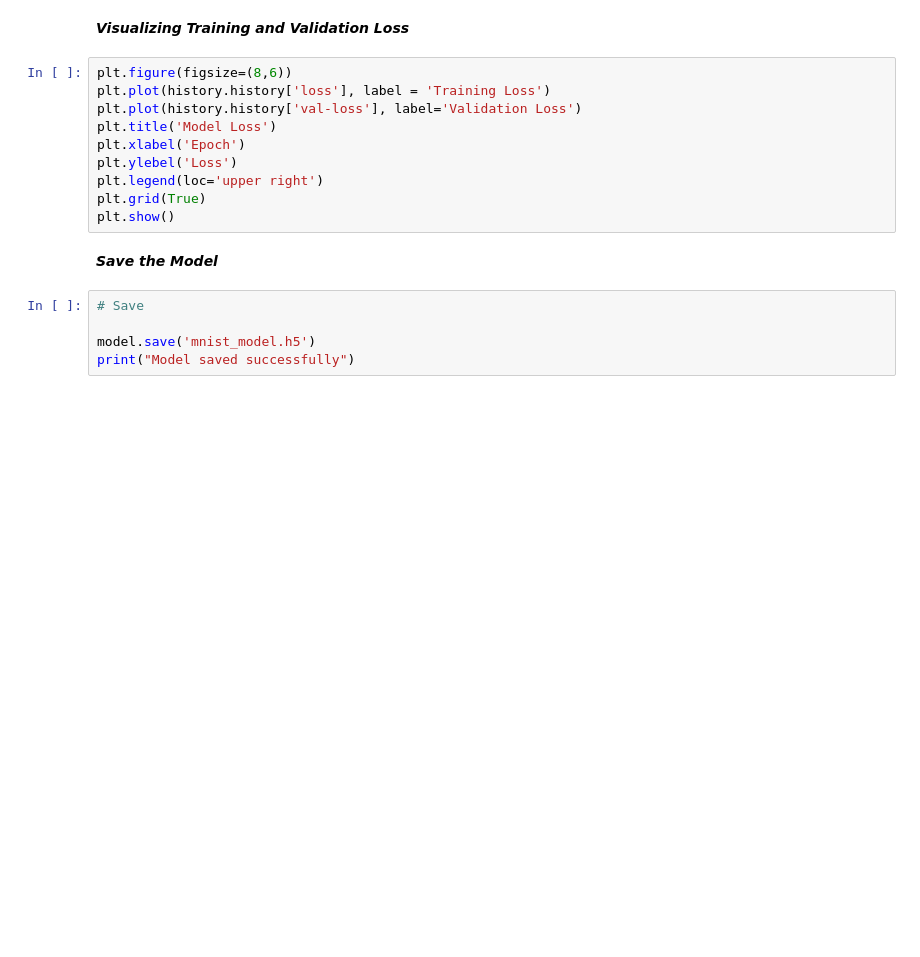
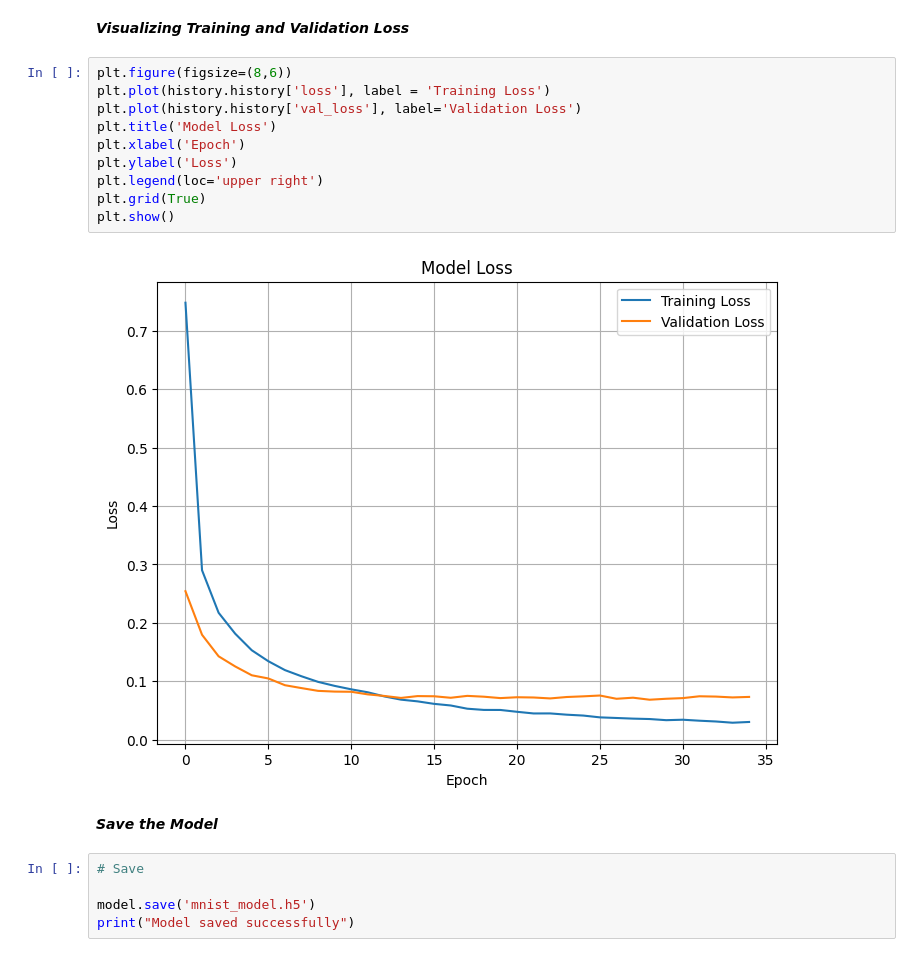
Before and after one commit to lachisholm/MNIST, a Jupyter notebook: MNIST.ipynb, the cells around one changed output. Saved outputs shown, nothing was run; the diff lists cells and outputs as text; blank space fills up the shorter version.

```diff
--- a/MNIST.ipynb
+++ b/MNIST.ipynb
@@ -113,13 +115,15 @@ NameError: name 'plt' is not defined
 # %%
 plt.figure(figsize=(8,6))
 plt.plot(history.history['loss'], label = 'Training Loss')
-plt.plot(history.history['val-loss'], label='Validation Loss')
+plt.plot(history.history['val_loss'], label='Validation Loss')
 plt.title('Model Loss')
 plt.xlabel('Epoch')
-plt.ylebel('Loss')
+plt.ylabel('Loss')
 plt.legend(loc='upper right')
 plt.grid(True)
 plt.show()
+# %% [output]
+[figure, added]
 # %% [markdown]
 ***Save the Model***
 # %%
```
Also changed, not shown: parts of 1 cell of this notebook.
